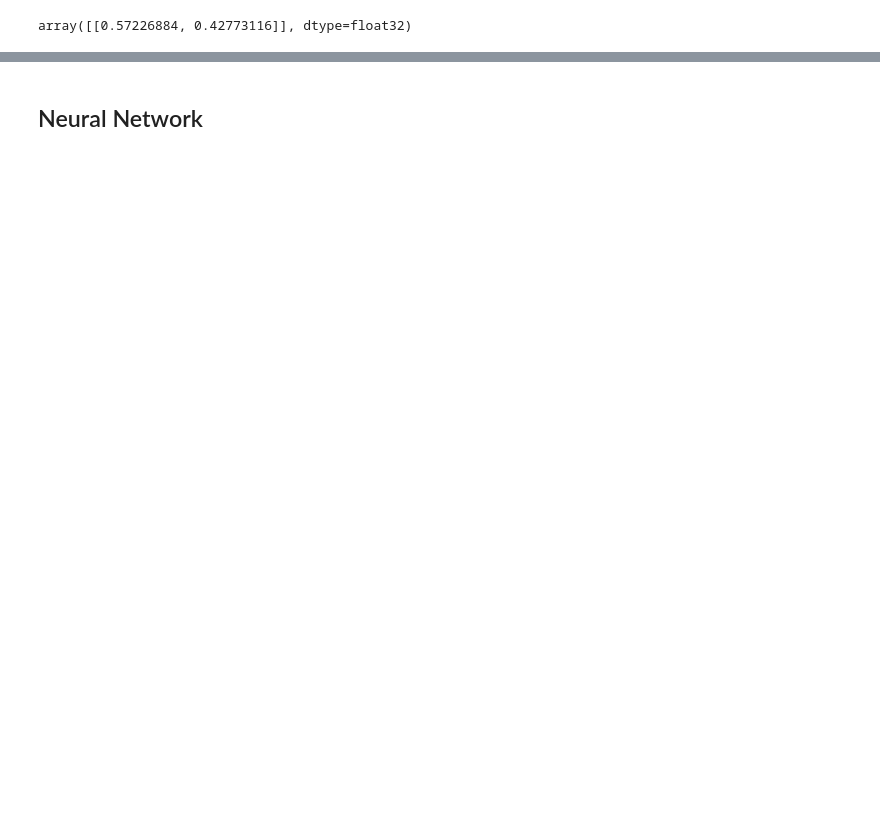
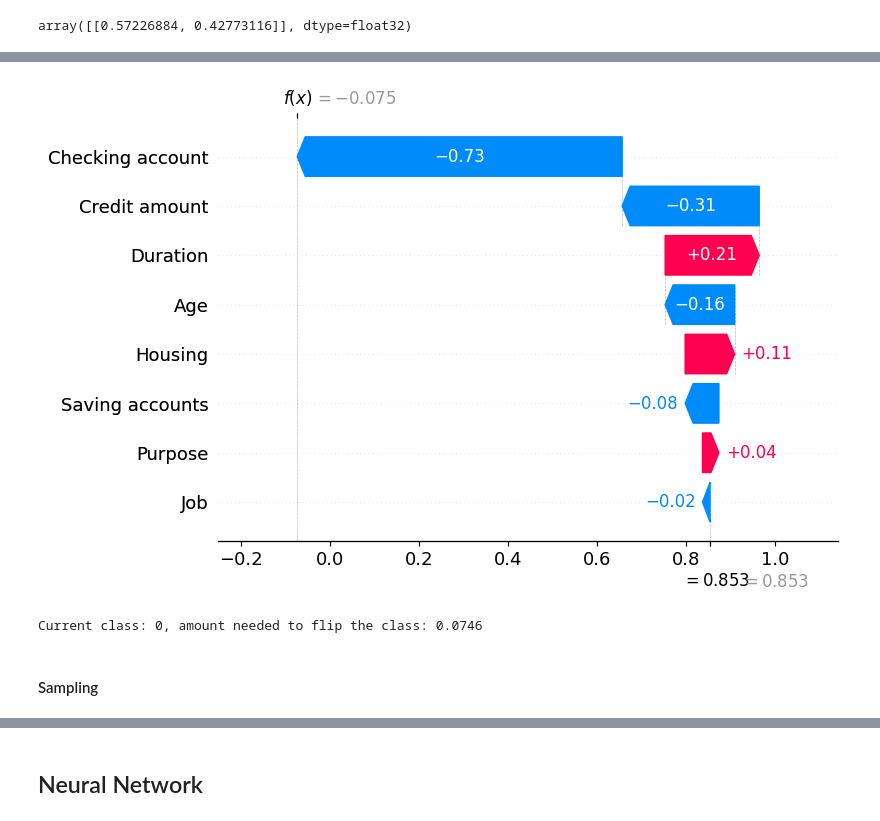
Before and after one commit to StickStickens/DA_proj2_UTADIS-and-company, a Jupyter notebook: xgb_nn.ipynb, the cells around one changed output, grey strips where cells are left out. Saved outputs shown, nothing was run; the diff lists cells and outputs as text; code cells hidden in the pictures; blank space fills up the shorter version.

```diff
--- a/xgb_nn.ipynb
+++ b/xgb_nn.ipynb
@@ -430,0 +402,9 @@ New prediction: 0, probabilities: [bad: 0.5090, good: 0.4910]
+# %%
+sample["Age"] = 33
+# %%
+plot_shap_waterfall(model, sample)
+# %% [output]
+[figure, added]
+Current class: 0, amount needed to flip the class: 0.0746
+# %% [markdown]
+#### Sampling
```
Also changed, not shown: parts of 51 cells of this notebook.
